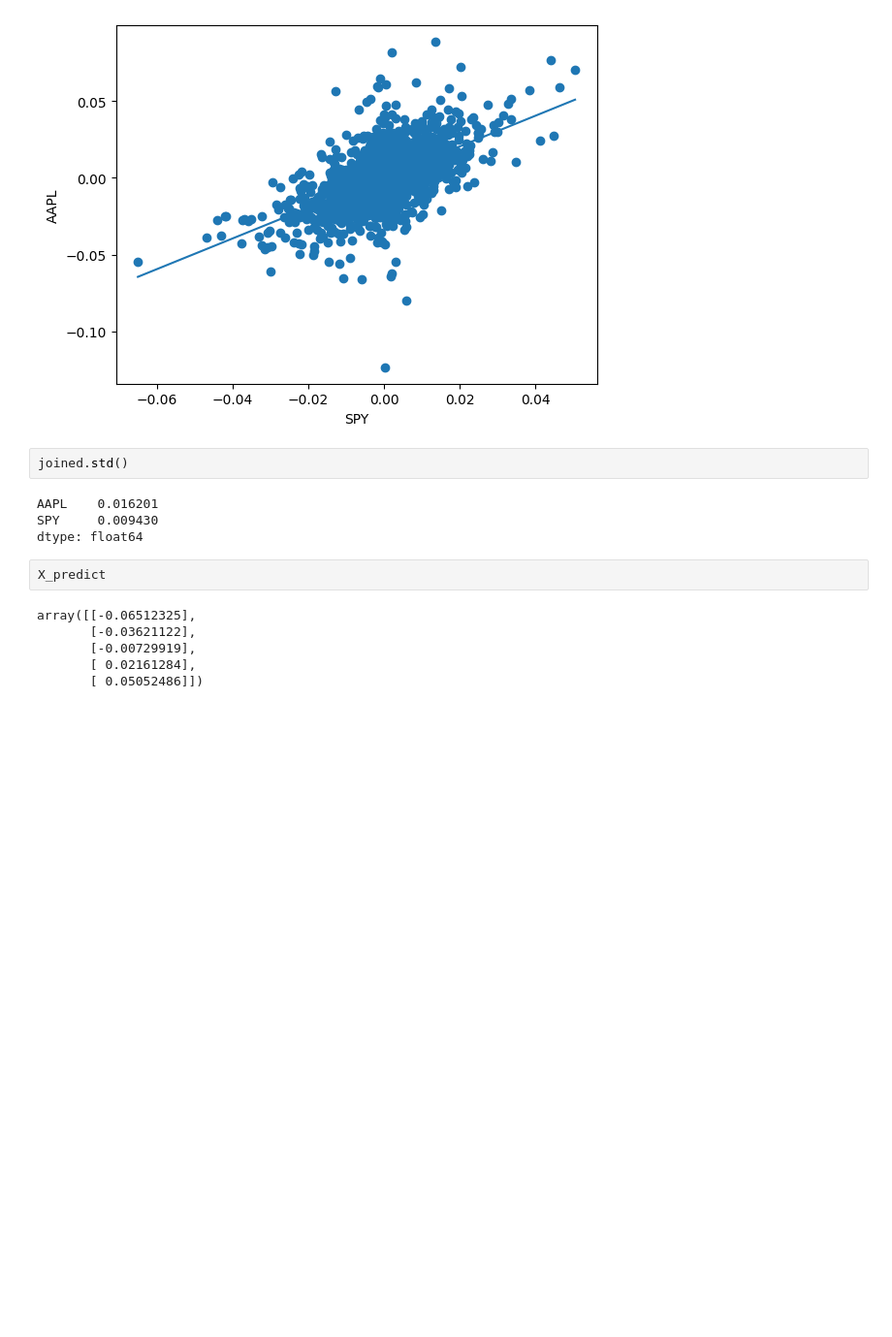
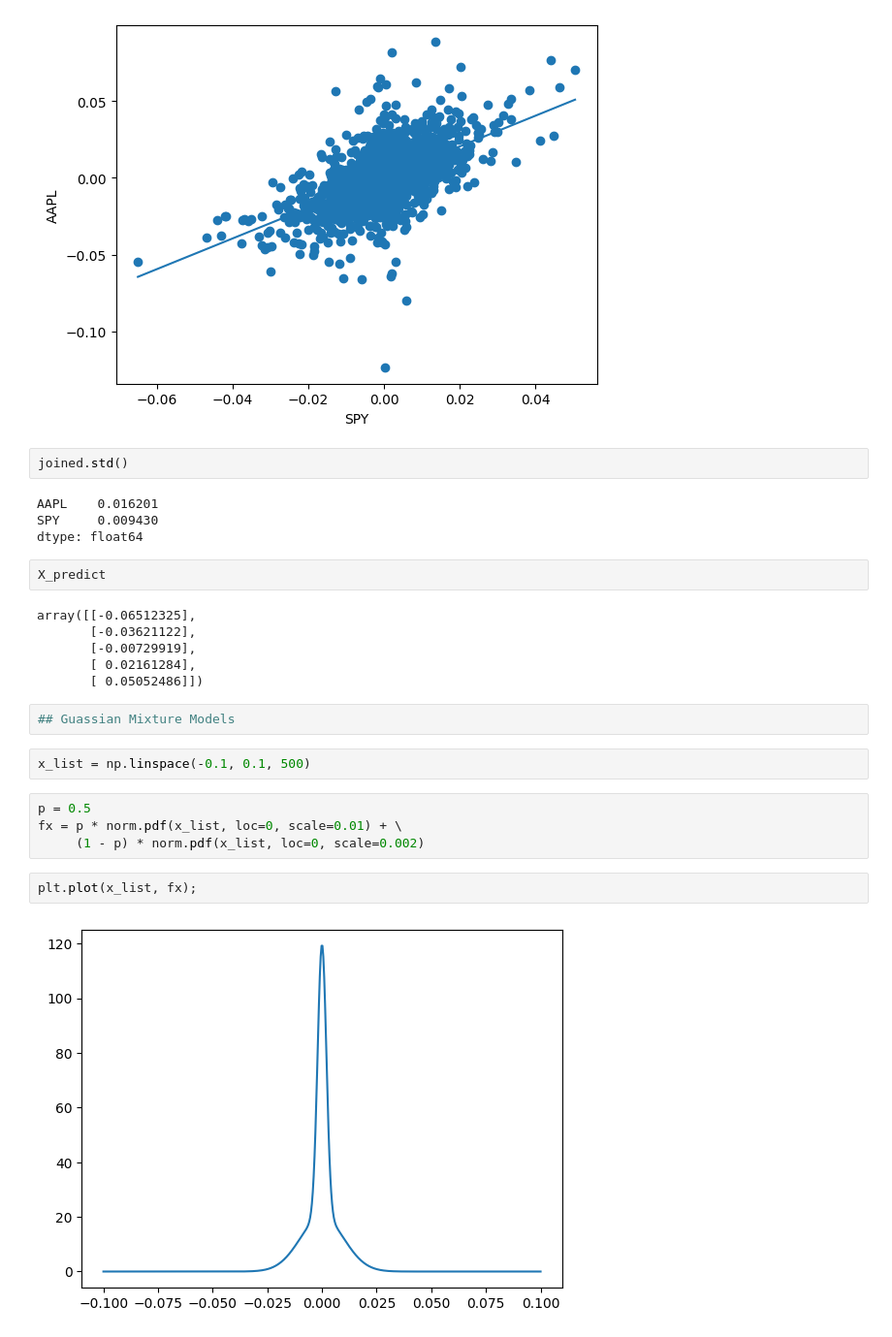
Before and after one commit to tvaditya/pyfineng, a Jupyter notebook: getFinancialData/Return and Statistics.ipynb, the cells around one changed output. Shown at 97% size. Drawn from its saved outputs; the diff is of its cells as text; blank space fills up the shorter version.

```diff
--- a/getFinancialData/Return and Statistics.ipynb
+++ b/getFinancialData/Return and Statistics.ipynb
@@ -574,3 +574,15 @@ array([[-0.06512325],
        [-0.00729919],
        [ 0.02161284],
        [ 0.05052486]])
+# %%
+## Guassian Mixture Models
+# %%
+x_list = np.linspace(-0.1, 0.1, 500)
+# %%
+p = 0.5
+fx = p * norm.pdf(x_list, loc=0, scale=0.01) + \
+     (1 - p) * norm.pdf(x_list, loc=0, scale=0.002)
+# %%
+plt.plot(x_list, fx);
+# %% [output]
+[figure, added]
```
Also changed, not shown: parts of 12 cells of this notebook.
